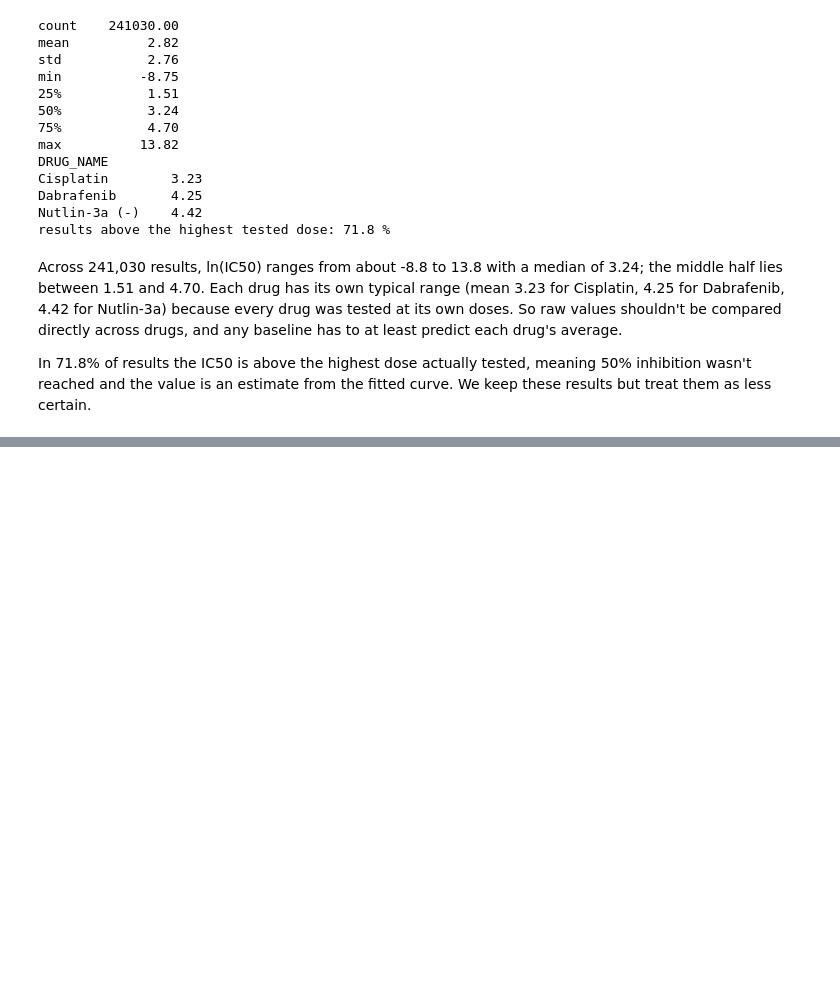
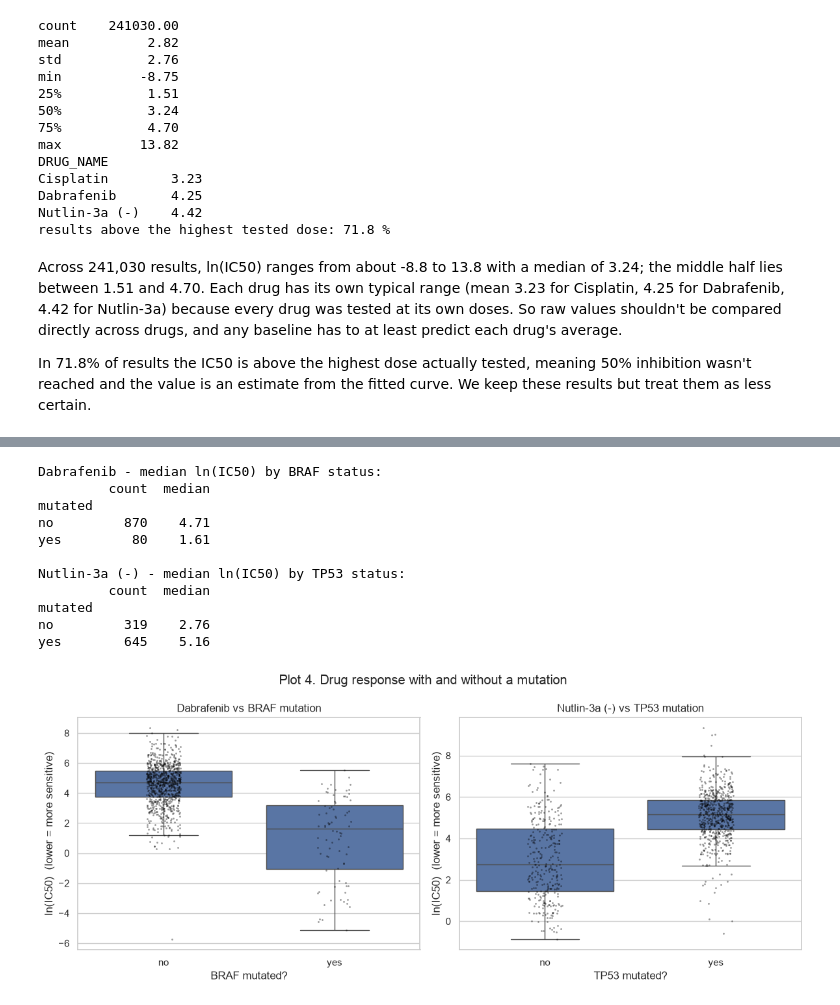
Before and after one commit to Mika1904/sentinel, a Jupyter notebook: Project_Code/Sentinel.ipynb, the cells around one changed output, grey strips where cells are left out. Drawn from its saved outputs; the diff is of its cells as text; code cells hidden in the pictures; blank space fills up the shorter version.

```diff
--- a/Project_Code/Sentinel.ipynb
+++ b/Project_Code/Sentinel.ipynb
@@ -201,0 +251,32 @@ In 71.8% of results the IC50 is above the highest dose actually tested, meaning
+# %%
+fig, axes = plt.subplots(1, 2, figsize=(12, 5))
+
+for ax, drug_id, gene in [(axes[0], 1373, "BRAF"), (axes[1], 1047, "TP53")]:
+    d = data[data["DRUG_ID"] == drug_id].copy()
+    d["mutated"] = d["SANGER_MODEL_ID"].map(mut_matrix[gene]).map({0: "no", 1: "yes"})
+    sns.boxplot(data=d, x="mutated", y="LN_IC50", order=["no", "yes"], showfliers=False, ax=ax)
+    sns.stripplot(data=d, x="mutated", y="LN_IC50", order=["no", "yes"], color="black", size=2, alpha=0.4, ax=ax)
+    drug = d["DRUG_NAME"].iloc[0]
+    ax.set_title(f"{drug} vs {gene} mutation")
+    ax.set_xlabel(f"{gene} mutated?")
+    ax.set_ylabel("ln(IC50)  (lower = more sensitive)")
+    print(drug, f"- median ln(IC50) by {gene} status:")
+    print(d.groupby("mutated")["LN_IC50"].agg(["count", "median"]).round(2).to_string(), "\n")
+
+fig.suptitle("Plot 4. Drug response with and without a mutation")
+plt.tight_layout()
+plt.savefig("figures/plot4_mutation_vs_response.png", dpi=150)
+plt.show()
+# %% [output]
+Dabrafenib - median ln(IC50) by BRAF status:
+         count  median
+mutated
+no         870    4.71
+yes         80    1.61
+
+Nutlin-3a (-) - median ln(IC50) by TP53 status:
+         count  median
+mutated
+no         319    2.76
+yes        645    5.16
+[figure, added]
```
Also changed, not shown: parts of 5 cells of this notebook, 2 other files.
